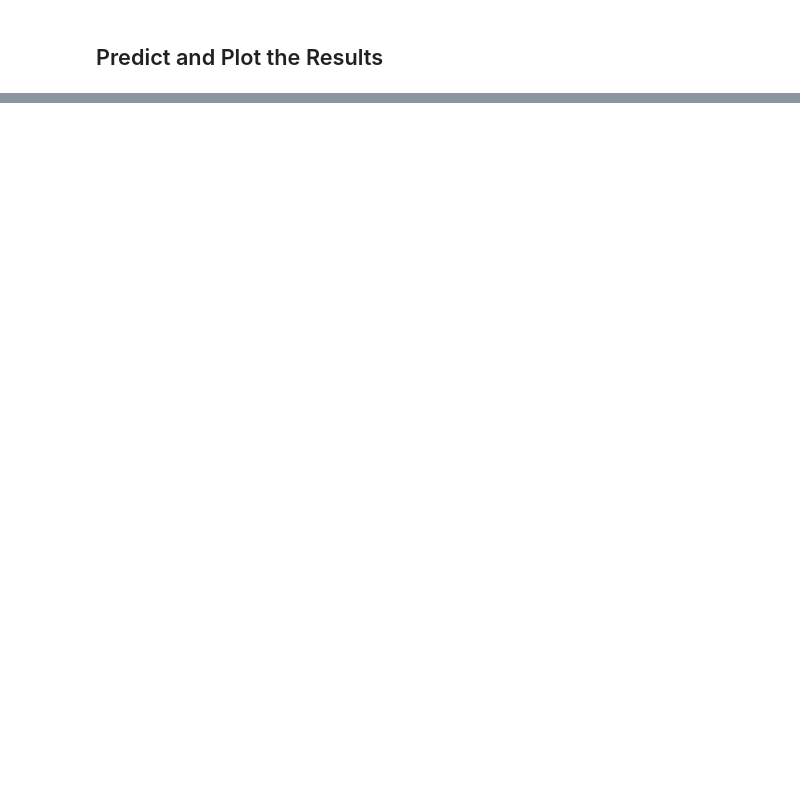
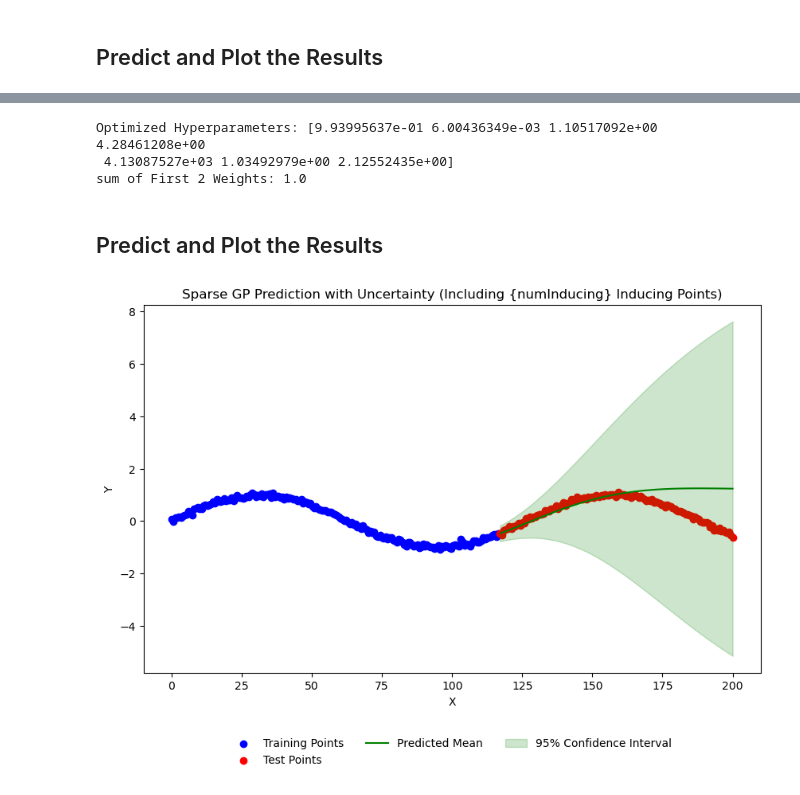
Before and after one commit to arvchahal/sparse-GP-kernel-combinations-audio-forecasting, a Jupyter notebook: test_simple2D_sparse_gps.ipynb, the cells around one changed output, grey strips where cells are left out. Drawn from its saved outputs; the diff is of its cells as text; code cells hidden in the pictures; blank space fills up the shorter version.

Commit message:
Update with simple2d implemnetation

```diff
--- a/test_simple2D_sparse_gps.ipynb
+++ b/test_simple2D_sparse_gps.ipynb
@@ -169,0 +274,13 @@ Kernel 2 - Signal Variance: 2.1243
+# %%
+# Ensure input arrays are two-dimensional
+X_train = X_train.reshape(-1, 1)
+Y_train = Y_train.reshape(-1, 1)
+X_test = X_test.reshape(-1, 1)
+Y_test = Y_test.reshape(-1, 1)
+Z = Z.reshape(-1, 1)
+
+# Generate frames, specifying a custom directory
+generate_frames(X_train, Y_train, X_test, Y_test, Z, history, frame_dir="frames/simple2d_sqexp_linear_20inducing", title="Sparse GP Optimization (20 Inducing Points)")
+
+# Create the GIF, specifying the output directory and filename
+create_gif(frame_dir="frames/simple2d_sqexp_linear_20inducing", gif_filename="optimization_simple2d_sqexp_linear_20inducing.gif")
@@ -169,0 +295,20 @@ Kernel 2 - Signal Variance: 2.1243
+# %%
+# Initialize PRNG
+init_prng(0)
+
+# Initialize inducing points as a subset of X_train
+Z = initialize_inducing_points(X_train, num_inducing=20)
+
+# Define a function to initialize hyperparameters for the combined kernel
+def random_init_combined_hyperparams():
+    # Assuming two kernels, with unconstrained weights and initial values for each kernel's hyperparams
+    initial_weights = [onp.log(0.5), onp.log(0.5)]  # log-space for unconstrained initial weights
+    hyperparams_sqexp = [0.1, 1.0, 10.0]  # Initial values for noise, signal, length_scale for sq-exp kernel
+    hyperparams_linear = [0.1, 1.0]  # Initial values for noise, signal for linear kernel
+
+    # Concatenate all hyperparameters
+    initial_params = initial_weights + hyperparams_sqexp + hyperparams_linear
+    return np.array(initial_params)
+
+# Initialize hyperparameters in the unconstrained space
+unconstrained_hyperparams_init = random_init_combined_hyperparams()
@@ -169,0 +317,10 @@ Kernel 2 - Signal Variance: 2.1243
+# %%
+# Set the gradient ascent step size and number of steps
+step_size = 5e-3
+num_steps = 200
+
+# Optimize ELBO using the empirical Bayes function
+optimized_hyperparams, final_elbo, history = empirical_bayes(X_train, Y_train, Z, unconstrained_hyperparams_init, step_size, num_steps)
+
+print("Optimized Hyperparameters:", optimized_hyperparams)
+print("Final ELBO Value:", final_elbo)
@@ -169,0 +345,13 @@ Kernel 2 - Signal Variance: 2.1243
+# %%
+print("Optimized Hyperparameters:", optimized_hyperparams)
+print("sum of First 2 Weights:", np.sum(optimized_hyperparams[:2]))
+# %% [output]
+Optimized Hyperparameters: [9.93995637e-01 6.00436349e-03 1.10517092e+00 4.28461208e+00
+ 4.13087527e+03 1.03492979e+00 2.12552435e+00]
+sum of First 2 Weights: 1.0
+# %% [markdown]
+## Predict and Plot the Results
+# %%
+plot_sparse_gp_with_uncertainty(X_train, Y_train, X_test, Y_test, Z, optimized_hyperparams, sparse_gp_posterior_predictive)
+# %% [output]
+[figure, added]
```
Also changed, not shown: parts of 19 cells of this notebook, 7 other files.
